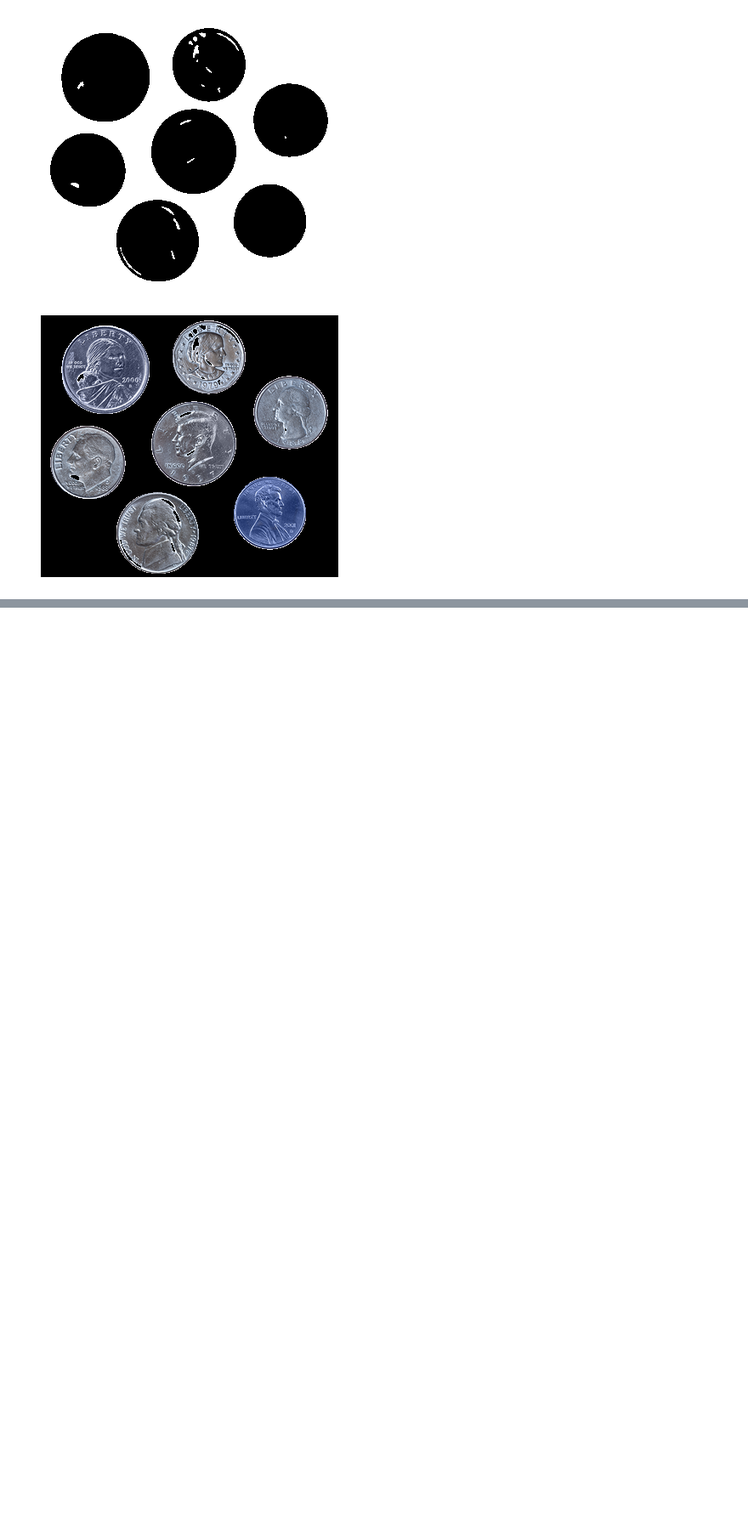
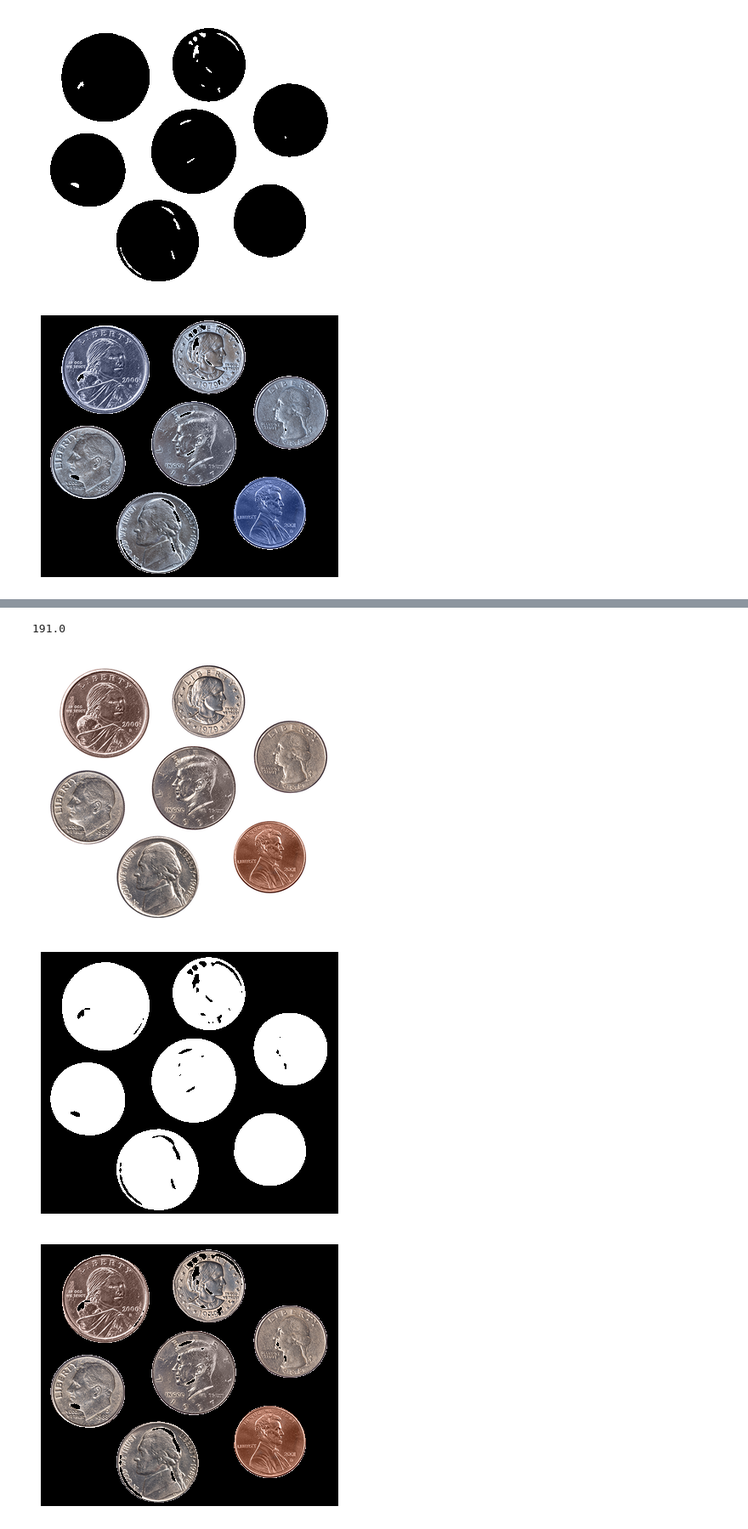
Before and after one commit to KarthikKothareddy/pisgurus, a Jupyter notebook: lighting_and_thresholds.ipynb, the cells around one changed output, grey strips where cells are left out. Shown at 85% size. Saved outputs shown, nothing was run; the diff lists cells and outputs as text; code cells hidden in the pictures; blank space fills up the shorter version.

```diff
--- a/lighting_and_thresholds.ipynb
+++ b/lighting_and_thresholds.ipynb
@@ -89,0 +124,17 @@ display(masked, flip=False, cmap="gray")
+# %%
+
+image = cv2.imread("images/coins01.png")
+gray = cv2.cvtColor(image, cv2.COLOR_BGR2GRAY)
+blur = cv2.GaussianBlur(gray, (7, 7), 0)
+display(image)
+# we need only inverse for this
+(T, threshold_inv) = cv2.threshold(blur, 0, 255, cv2.THRESH_BINARY_INV | cv2.THRESH_OTSU)
+display(threshold_inv, flip=False, cmap="gray")
+masked = cv2.bitwise_and(image, image, mask=threshold_inv)
+display(masked)
+print(T)
+# %% [output]
+191.0
+[figure, added]
+[figure, added]
+[figure, added]
```
Also changed, not shown: parts of 11 cells of this notebook, 3 other files.
